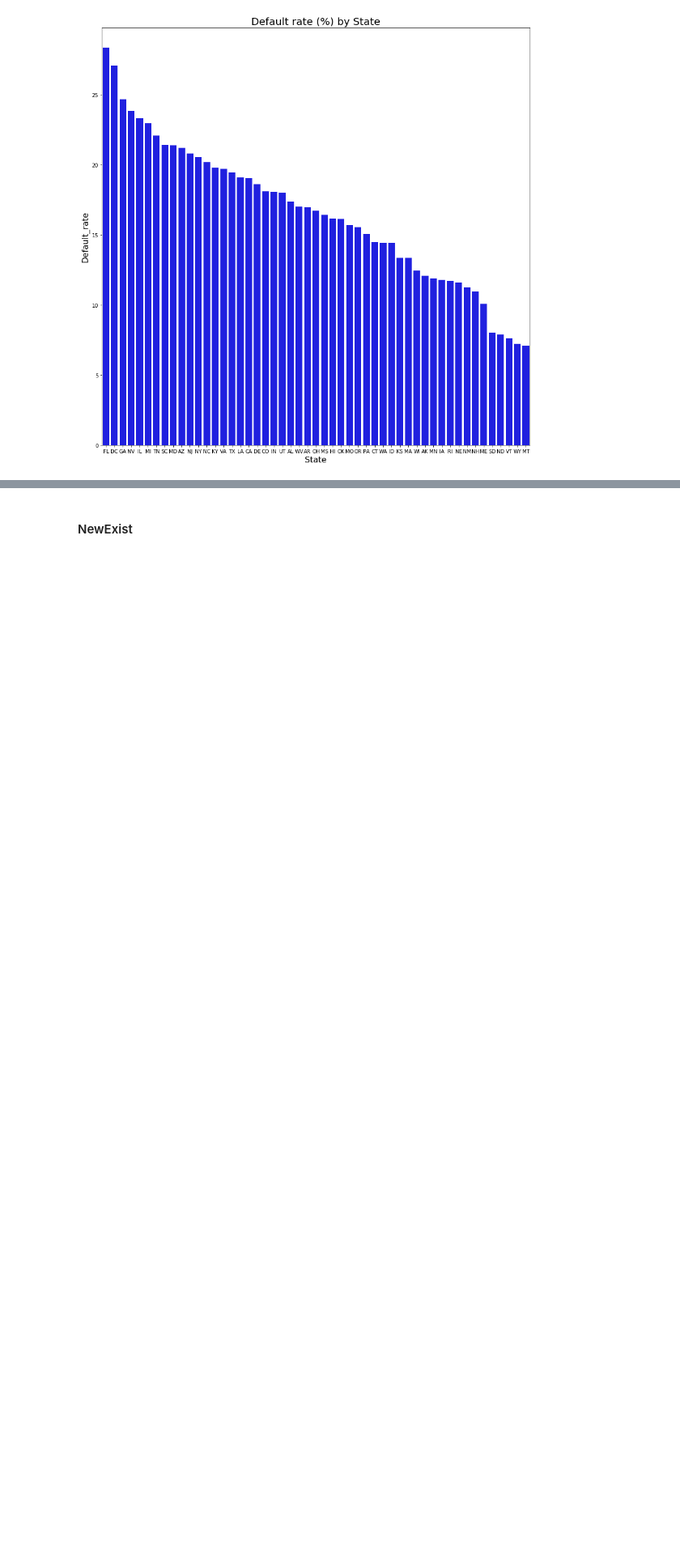
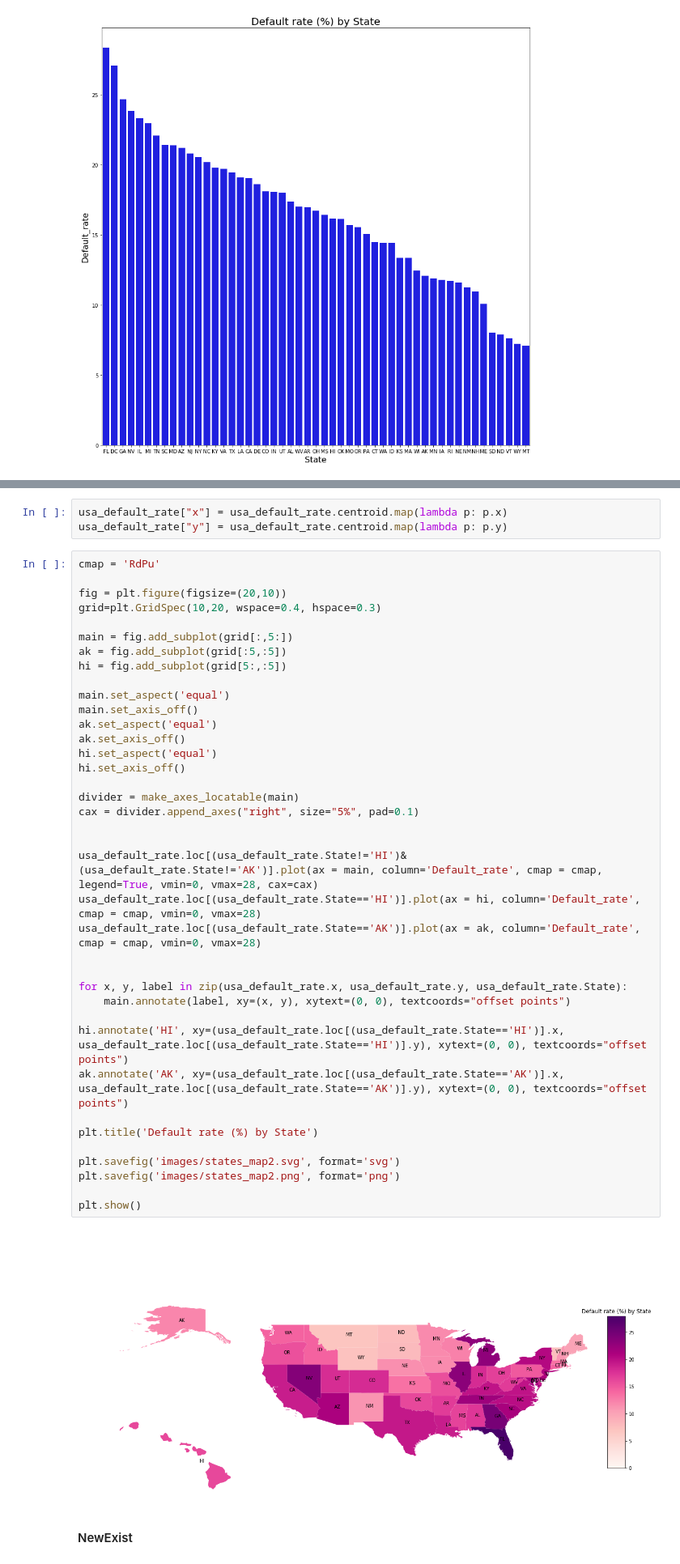
Before and after one commit to MarieLatt/Project_predict_loan, a Jupyter notebook: project.ipynb, the cells around one changed output, grey strips where cells are left out. Shown at 81% size. Saved outputs shown, nothing was run; the diff lists cells and outputs as text; blank space fills up the shorter version.

```diff
--- a/project.ipynb
+++ b/project.ipynb
@@ -502,3 +528,46 @@ plt.show()
+# %%
+usa_default_rate["x"] = usa_default_rate.centroid.map(lambda p: p.x)
+usa_default_rate["y"] = usa_default_rate.centroid.map(lambda p: p.y)
+# %%
+cmap = 'RdPu'
+
+fig = plt.figure(figsize=(20,10))
+grid=plt.GridSpec(10,20, wspace=0.4, hspace=0.3)
+
+main = fig.add_subplot(grid[:,5:])
+ak = fig.add_subplot(grid[:5,:5])
+hi = fig.add_subplot(grid[5:,:5])
+
+main.set_aspect('equal')
+main.set_axis_off()
+ak.set_aspect('equal')
+ak.set_axis_off()
+hi.set_aspect('equal')
+hi.set_axis_off()
+
+divider = make_axes_locatable(main)
+cax = divider.append_axes("right", size="5%", pad=0.1)
+
+
+usa_default_rate.loc[(usa_default_rate.State!='HI')& (usa_default_rate.State!='AK')].plot(ax = main, column='Default_rate', cmap = cmap, legend=True, vmin=0, vmax=28, cax=cax)
+usa_default_rate.loc[(usa_default_rate.State=='HI')].plot(ax = hi, column='Default_rate', cmap = cmap, vmin=0, vmax=28)
+usa_default_rate.loc[(usa_default_rate.State=='AK')].plot(ax = ak, column='Default_rate', cmap = cmap, vmin=0, vmax=28)
+
+
+for x, y, label in zip(usa_default_rate.x, usa_default_rate.y, usa_default_rate.State):
+    main.annotate(label, xy=(x, y), xytext=(0, 0), textcoords="offset points")
+
+hi.annotate('HI', xy=(usa_default_rate.loc[(usa_default_rate.State=='HI')].x, usa_default_rate.loc[(usa_default_rate.State=='HI')].y), xytext=(0, 0), textcoords="offset points")
+ak.annotate('AK', xy=(usa_default_rate.loc[(usa_default_rate.State=='AK')].x, usa_default_rate.loc[(usa_default_rate.State=='AK')].y), xytext=(0, 0), textcoords="offset points")
+
+plt.title('Default rate (%) by State')
+
+plt.savefig('images/states_map2.svg', format='svg')
+plt.savefig('images/states_map2.png', format='png')
+
+plt.show()
+# %% [output]
+[figure, added]
 # %% [markdown]
 #### NewExist
 # %%
```
Also changed, not shown: parts of 15 cells of this notebook, 2 other files.
